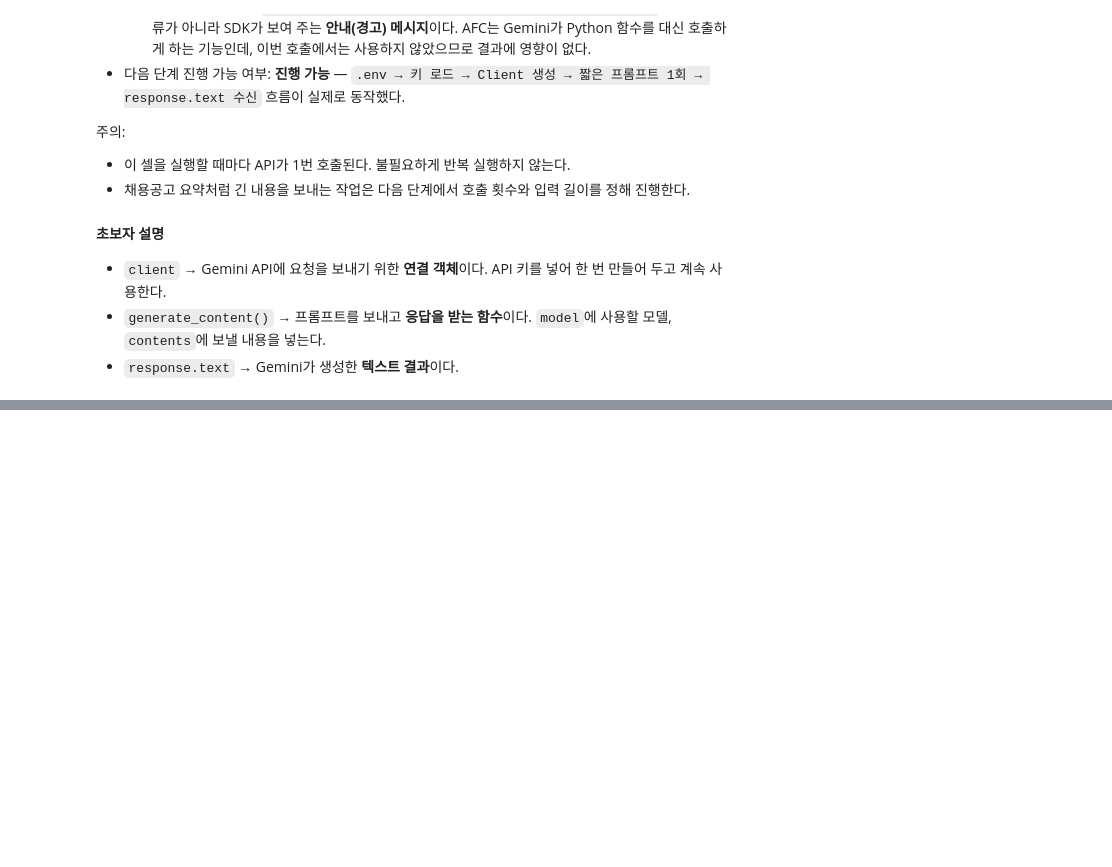
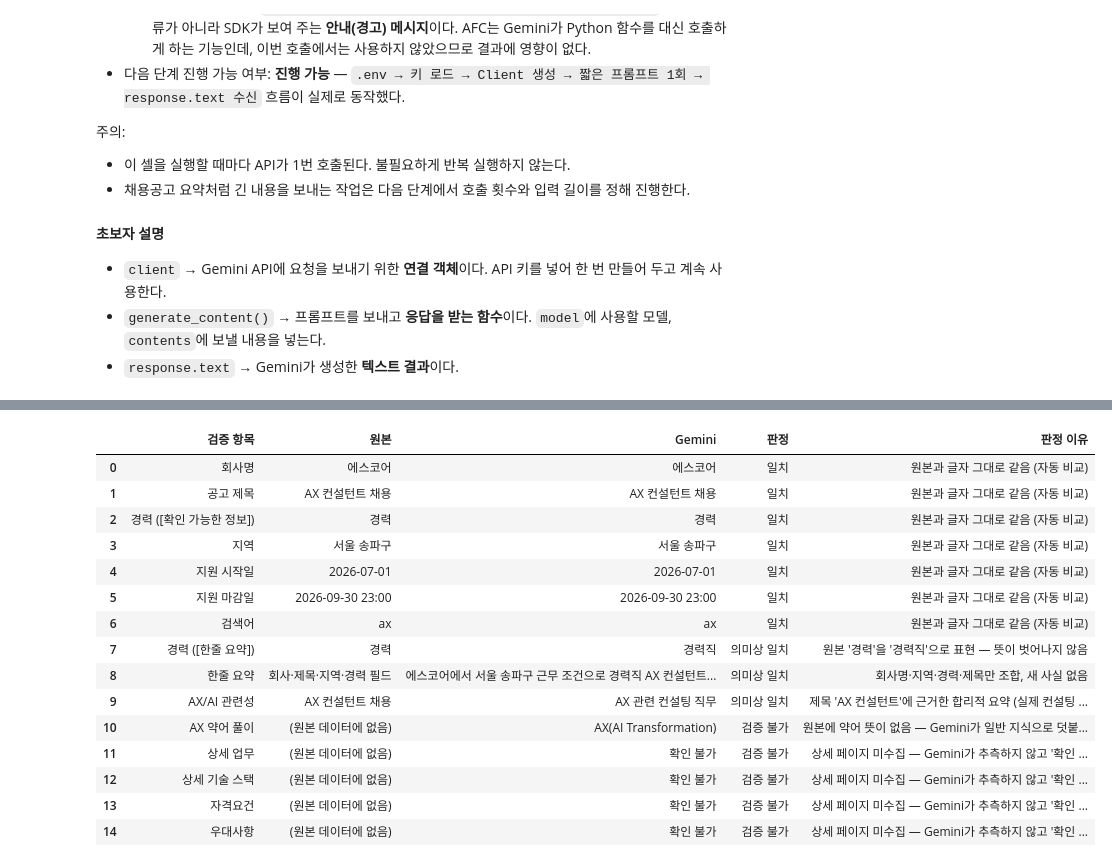
Before and after one commit to sangjae-lee97/claude-code-agent-course, a Jupyter notebook: chapter11/ax-job-agent/notebooks/ax_job_pipeline.ipynb, the cells around one changed output, grey strips where cells are left out. Saved outputs shown, nothing was run; the diff lists cells and outputs as text; code cells hidden in the pictures; blank space fills up the shorter version.

```diff
--- a/chapter11/ax-job-agent/notebooks/ax_job_pipeline.ipynb
+++ b/chapter11/ax-job-agent/notebooks/ax_job_pipeline.ipynb
@@ -2009,0 +2290,74 @@ Gemini API 연결 성공
+# %%
+from pathlib import Path
+import pandas as pd
+
+# ----- 1) 원본 데이터 읽기 (history CSV는 읽기만 한다) -----
+current_dir = Path.cwd()
+project_root = current_dir.parent if current_dir.name == "notebooks" else current_dir
+history_path = project_root / "data" / "processed" / "jobs_history.csv"
+history_df = pd.read_csv(history_path)
+
+source_job = history_df[history_df["company_name"] == "에스코어"].iloc[0]
+print("검증할 공고:", source_job["company_name"], "/", source_job["job_title"])
+print("원본 job_url:", source_job["job_url"])
+
+# ----- 2) 검증할 Gemini 응답 (STEP 09 셀 출력에 저장된 원문에서 옮겨 적은 값) -----
+# API를 다시 호출하지 않는다
+NO_SOURCE = "(원본 데이터에 없음)"
+
+validation_items = [
+    # --- 원본 필드와 직접 비교하는 항목: 글자가 같으면 코드가 "일치"로 판정 ---
+    {"item": "회사명", "source": source_job["company_name"], "gemini": "에스코어"},
+    {"item": "공고 제목", "source": source_job["job_title"], "gemini": "AX 컨설턴트 채용"},
+    {"item": "경력 ([확인 가능한 정보])", "source": source_job["career"], "gemini": "경력"},
+    {"item": "지역", "source": source_job["location"], "gemini": "서울 송파구"},
+    {"item": "지원 시작일", "source": source_job["posted_date"], "gemini": "2026-07-01"},
+    {"item": "지원 마감일", "source": source_job["closing_date"], "gemini": "2026-09-30 23:00"},
+    {"item": "검색어", "source": source_job["search_keyword"], "gemini": "ax"},
+
+    # --- 글자가 달라서 사람이 판단한 항목: manual_verdict와 reason을 직접 적는다 ---
+    {"item": "경력 ([한줄 요약])", "source": source_job["career"], "gemini": "경력직",
+     "manual_verdict": "의미상 일치", "reason": "원본 '경력'을 '경력직'으로 표현 — 뜻이 벗어나지 않음"},
+    {"item": "한줄 요약", "source": "회사·제목·지역·경력 필드",
+     "gemini": "에스코어에서 서울 송파구 근무 조건으로 경력직 AX 컨설턴트를 채용합니다.",
+     "manual_verdict": "의미상 일치", "reason": "회사명·지역·경력·제목만 조합, 새 사실 없음"},
+    {"item": "AX/AI 관련성", "source": source_job["job_title"], "gemini": "AX 관련 컨설팅 직무",
+     "manual_verdict": "의미상 일치", "reason": "제목 'AX 컨설턴트'에 근거한 합리적 요약 (실제 컨설팅 분야는 알 수 없음)"},
+    {"item": "AX 약어 풀이", "source": NO_SOURCE, "gemini": "AX(AI Transformation)",
+     "manual_verdict": "검증 불가", "reason": "원본에 약어 뜻이 없음 — Gemini가 일반 지식으로 덧붙인 해석"},
+
+    # --- 원본에 없는 정보: Gemini가 '확인 불가'로 적었는지 확인 ---
+    {"item": "상세 업무", "source": NO_SOURCE, "gemini": "확인 불가",
+     "manual_verdict": "검증 불가", "reason": "상세 페이지 미수집 — Gemini가 추측하지 않고 '확인 불가' 처리"},
+    {"item": "상세 기술 스택", "source": NO_SOURCE, "gemini": "확인 불가",
+     "manual_verdict": "검증 불가", "reason": "상세 페이지 미수집 — Gemini가 추측하지 않고 '확인 불가' 처리"},
+    {"item": "자격요건", "source": NO_SOURCE, "gemini": "확인 불가",
+     "manual_verdict": "검증 불가", "reason": "상세 페이지 미수집 — Gemini가 추측하지 않고 '확인 불가' 처리"},
+    {"item": "우대사항", "source": NO_SOURCE, "gemini": "확인 불가",
+     "manual_verdict": "검증 불가", "reason": "상세 페이지 미수집 — Gemini가 추측하지 않고 '확인 불가' 처리"},
+]
+
+# ----- 3) 판정 -----
+# 글자가 완전히 같으면 "일치", 아니면 사람이 적어 둔 판정(manual_verdict)을 사용
+# 사람이 판정을 적지 않았는데 글자가 다르면 "불일치"
+rows = []
+for v in validation_items:
+    if str(v["source"]) == str(v["gemini"]):
+        verdict, reason = "일치", "원본과 글자 그대로 같음 (자동 비교)"
+    else:
+        verdict = v.get("manual_verdict", "불일치")
+        reason = v.get("reason", "원본과 다름")
+    rows.append({"검증 항목": v["item"], "원본": v["source"], "Gemini": v["gemini"],
+                 "판정": verdict, "판정 이유": reason})
+
+validation_df = pd.DataFrame(rows)
+
+# ----- 4) 결과 출력 -----
+pd.set_option("display.max_colwidth", 60)
+display(validation_df)
+
+print("\n=== 판정별 개수 ===")
+print("검증 항목 수:", len(validation_df))
+print(validation_df["판정"].value_counts())
+print("\n불일치 항목:", validation_df.loc[validation_df["판정"] == "불일치", "검증 항목"].tolist() or "없음")
+# %% [output]
@@ -2009,0 +2366,16 @@ Gemini API 연결 성공
+|  | 검증 항목 | 원본 | Gemini | 판정 | 판정 이유 |
+| 0 | 회사명 | 에스코어 | 에스코어 | 일치 | 원본과 글자 그대로 같음 (자동 비교) |
+| 1 | 공고 제목 | AX 컨설턴트 채용 | AX 컨설턴트 채용 | 일치 | 원본과 글자 그대로 같음 (자동 비교) |
+| 2 | 경력 ([확인 가능한 정보]) | 경력 | 경력 | 일치 | 원본과 글자 그대로 같음 (자동 비교) |
+| 3 | 지역 | 서울 송파구 | 서울 송파구 | 일치 | 원본과 글자 그대로 같음 (자동 비교) |
+| 4 | 지원 시작일 | 2026-07-01 | 2026-07-01 | 일치 | 원본과 글자 그대로 같음 (자동 비교) |
+| 5 | 지원 마감일 | 2026-09-30 23:00 | 2026-09-30 23:00 | 일치 | 원본과 글자 그대로 같음 (자동 비교) |
+| 6 | 검색어 | ax | ax | 일치 | 원본과 글자 그대로 같음 (자동 비교) |
+| 7 | 경력 ([한줄 요약]) | 경력 | 경력직 | 의미상 일치 | 원본 '경력'을 '경력직'으로 표현 — 뜻이 벗어나지 않음 |
+| 8 | 한줄 요약 | 회사·제목·지역·경력 필드 | 에스코어에서 서울 송파구 근무 조건으로 경력직 AX 컨설턴트... | 의미상 일치 | 회사명·지역·경력·제목만 조합, 새 사실 없음 |
+| 9 | AX/AI 관련성 | AX 컨설턴트 채용 | AX 관련 컨설팅 직무 | 의미상 일치 | 제목 'AX 컨설턴트'에 근거한 합리적 요약 (실제 컨설팅 ... |
+| 10 | AX 약어 풀이 | (원본 데이터에 없음) | AX(AI Transformation) | 검증 불가 | 원본에 약어 뜻이 없음 — Gemini가 일반 지식으로 덧붙... |
+| 11 | 상세 업무 | (원본 데이터에 없음) | 확인 불가 | 검증 불가 | 상세 페이지 미수집 — Gemini가 추측하지 않고 '확인 ... |
+| 12 | 상세 기술 스택 | (원본 데이터에 없음) | 확인 불가 | 검증 불가 | 상세 페이지 미수집 — Gemini가 추측하지 않고 '확인 ... |
+| 13 | 자격요건 | (원본 데이터에 없음) | 확인 불가 | 검증 불가 | 상세 페이지 미수집 — Gemini가 추측하지 않고 '확인 ... |
+| 14 | 우대사항 | (원본 데이터에 없음) | 확인 불가 | 검증 불가 | 상세 페이지 미수집 — Gemini가 추측하지 않고 '확인 ... |
```
Also changed, not shown: parts of 9 cells of this notebook, 5 other files.
